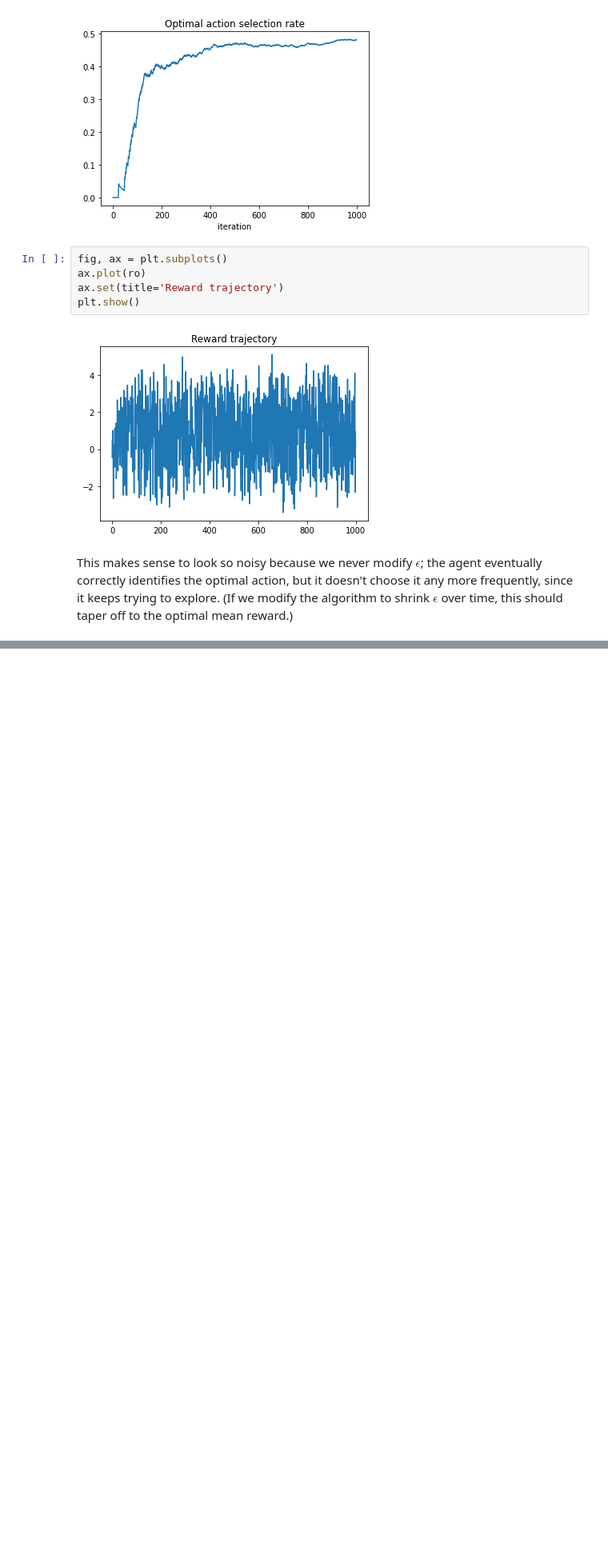
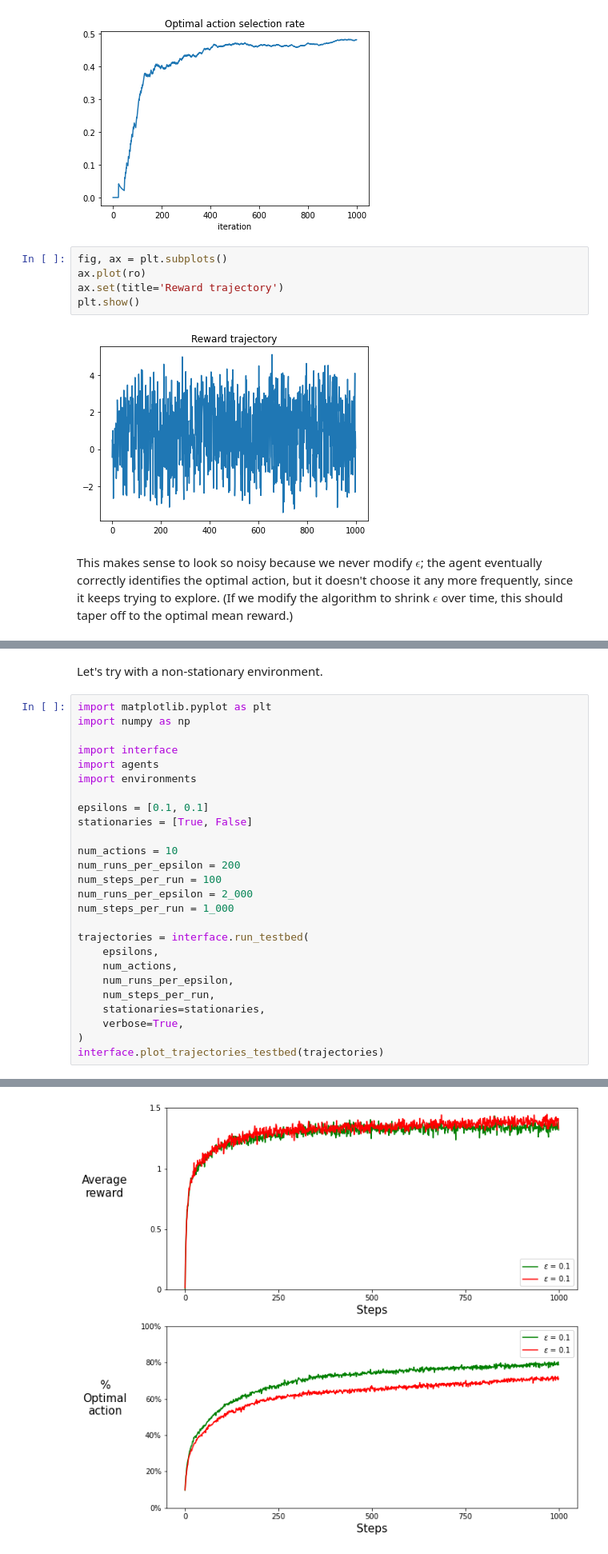
Before and after one commit to StanleyTuz/reinforcement-learning, a Jupyter notebook: sutton_barto/ch2.ipynb, the cells around one changed output, grey strips where cells are left out. Shown at 80% size. Drawn from its saved outputs; the diff is of its cells as text; blank space fills up the shorter version.

```diff
--- a/sutton_barto/ch2.ipynb
+++ b/sutton_barto/ch2.ipynb
@@ -103,0 +122,29 @@ plt.show()
+# %% [markdown]
+Let's try with a non-stationary environment.
+# %%
+import matplotlib.pyplot as plt
+import numpy as np
+
+import interface
+import agents
+import environments
+
+epsilons = [0.1, 0.1]
+stationaries = [True, False]
+
+num_actions = 10
+num_runs_per_epsilon = 200
+num_steps_per_run = 100
+num_runs_per_epsilon = 2_000
+num_steps_per_run = 1_000
+
+trajectories = interface.run_testbed(
+    epsilons,
+    num_actions,
+    num_runs_per_epsilon,
+    num_steps_per_run,
+    stationaries=stationaries,
+    verbose=True,
+)
+interface.plot_trajectories_testbed(trajectories)
+# %% [output]
@@ -103,0 +168 @@ plt.show()
+[figure, added]
```
Also changed, not shown: parts of 27 cells of this notebook, 3 other files.
